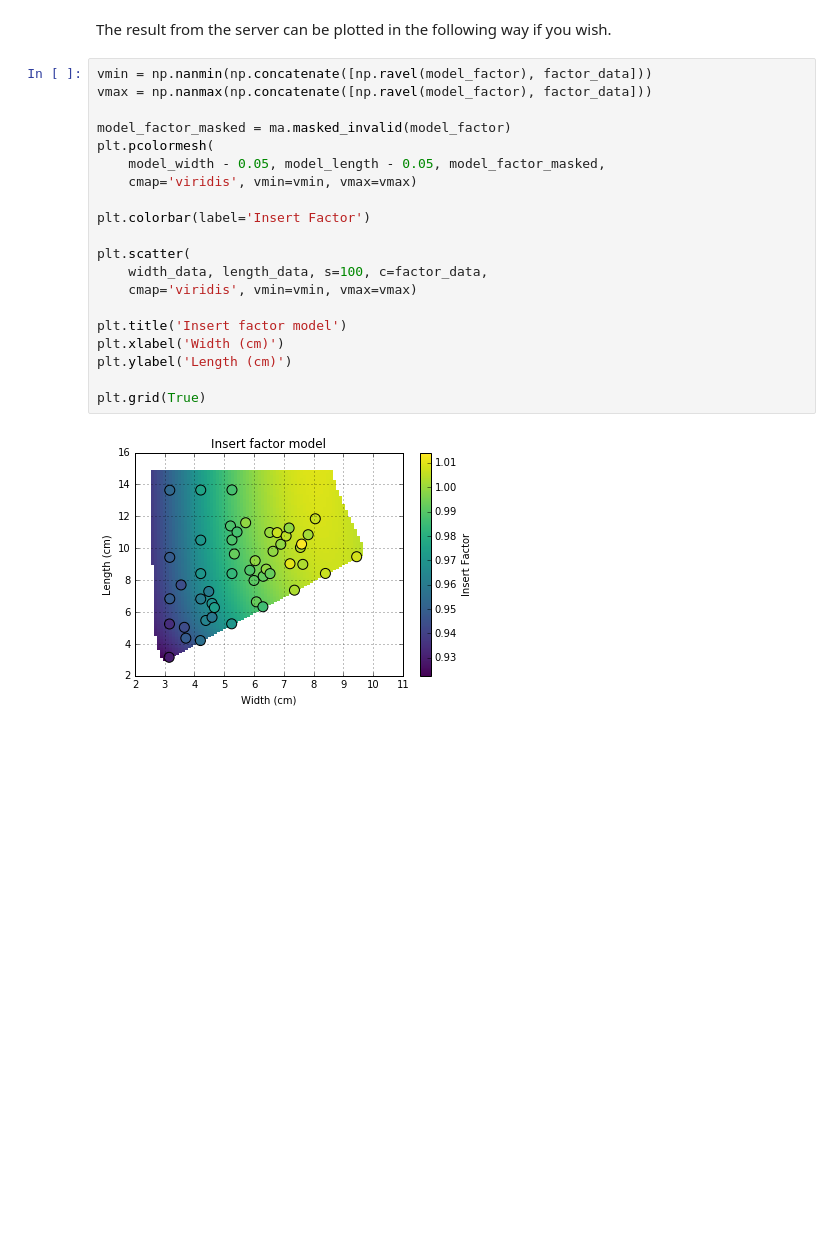
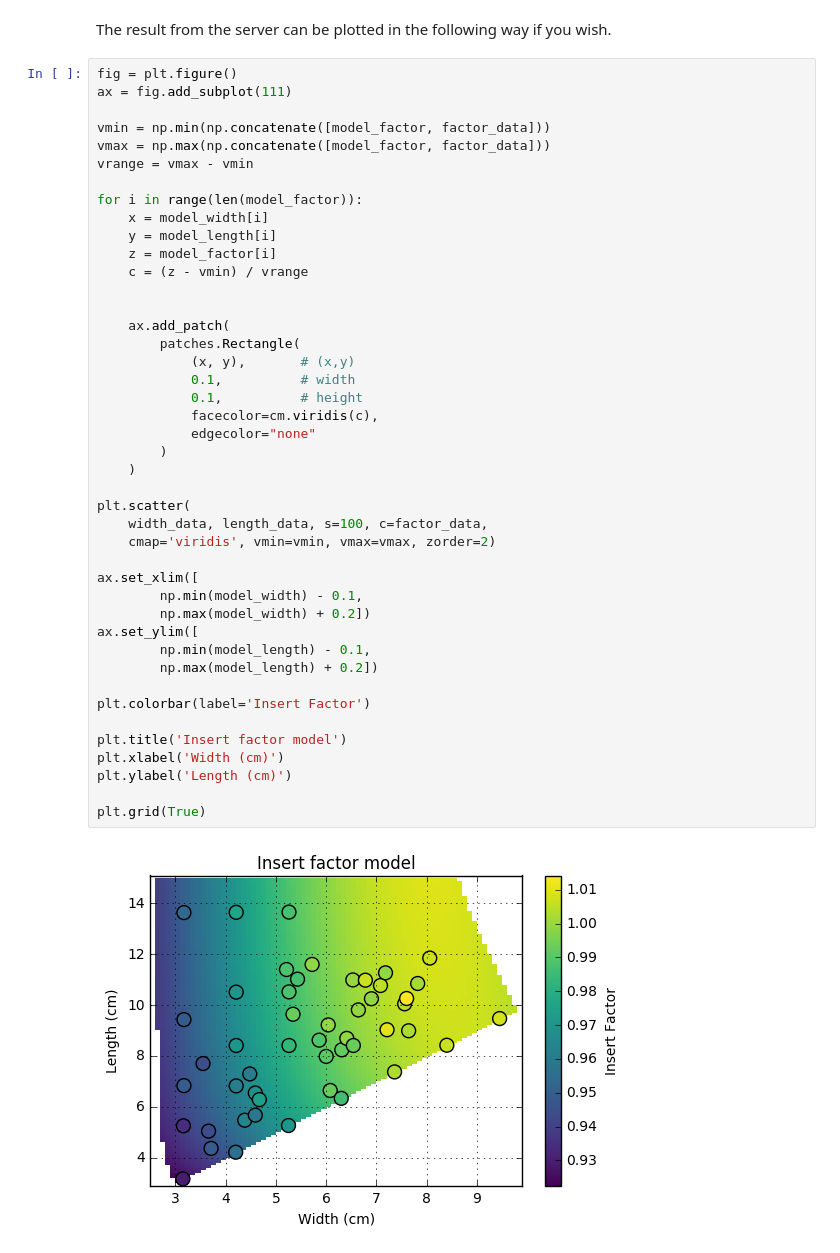
Before and after one commit to SimonBiggs/electronfactor-server, a Jupyter notebook: Electron REST API.ipynb, the cells around one changed output. Saved outputs shown, nothing was run; the diff lists cells and outputs as text; blank space fills up the shorter version.

```diff
--- a/Electron REST API.ipynb
+++ b/Electron REST API.ipynb
@@ -149,24 +152,47 @@ model_factor = np.array(result['model_factor'], dtype=np.float)
 # %% [markdown]
 The result from the server can be plotted in the following way if you wish.
 # %%
-vmin = np.nanmin(np.concatenate([np.ravel(model_factor), factor_data]))
-vmax = np.nanmax(np.concatenate([np.ravel(model_factor), factor_data]))
+fig = plt.figure()
+ax = fig.add_subplot(111)
 
-model_factor_masked = ma.masked_invalid(model_factor)
-plt.pcolormesh(
-    model_width - 0.05, model_length - 0.05, model_factor_masked,
-    cmap='viridis', vmin=vmin, vmax=vmax)
+vmin = np.min(np.concatenate([model_factor, factor_data]))
+vmax = np.max(np.concatenate([model_factor, factor_data]))
+vrange = vmax - vmin
 
-plt.colorbar(label='Insert Factor')
+for i in range(len(model_factor)):
+    x = model_width[i]
+    y = model_length[i]
+    z = model_factor[i]
+    c = (z - vmin) / vrange
+
+
+    ax.add_patch(
+        patches.Rectangle(
+            (x, y),       # (x,y)
+            0.1,          # width
+            0.1,          # height
+            facecolor=cm.viridis(c),
+            edgecolor="none"
+        )
+    )
 
 plt.scatter(
     width_data, length_data, s=100, c=factor_data,
-    cmap='viridis', vmin=vmin, vmax=vmax)
+    cmap='viridis', vmin=vmin, vmax=vmax, zorder=2)
+
+ax.set_xlim([
+        np.min(model_width) - 0.1,
+        np.max(model_width) + 0.2])
+ax.set_ylim([
+        np.min(model_length) - 0.1,
+        np.max(model_length) + 0.2])
+
+plt.colorbar(label='Insert Factor')
 
 plt.title('Insert factor model')
 plt.xlabel('Width (cm)')
 plt.ylabel('Length (cm)')
 
 plt.grid(True)
 # %% [output]
-[figure, old version]
+[figure, new version]
```
Also changed, not shown: parts of 4 cells of this notebook, 2 other files.
